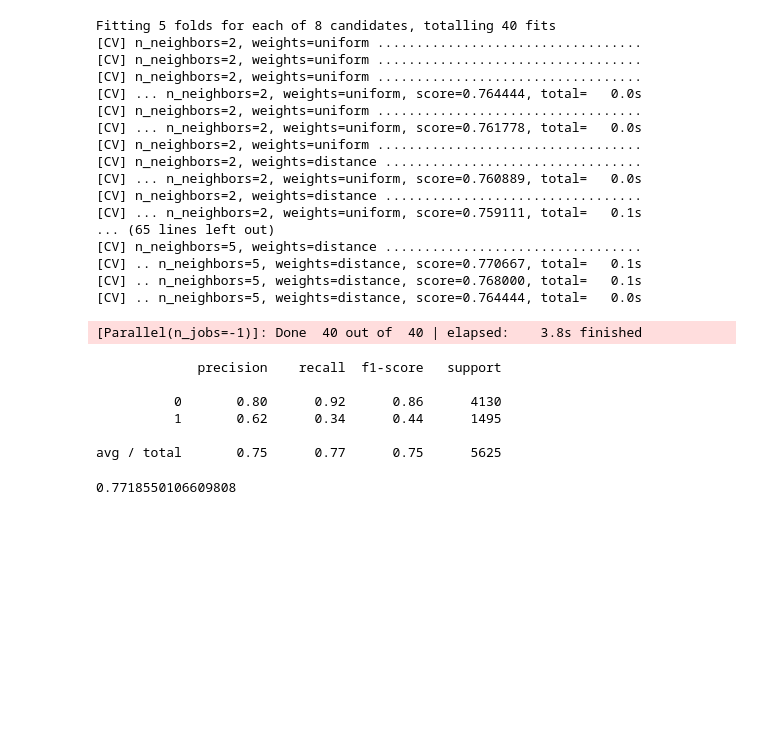
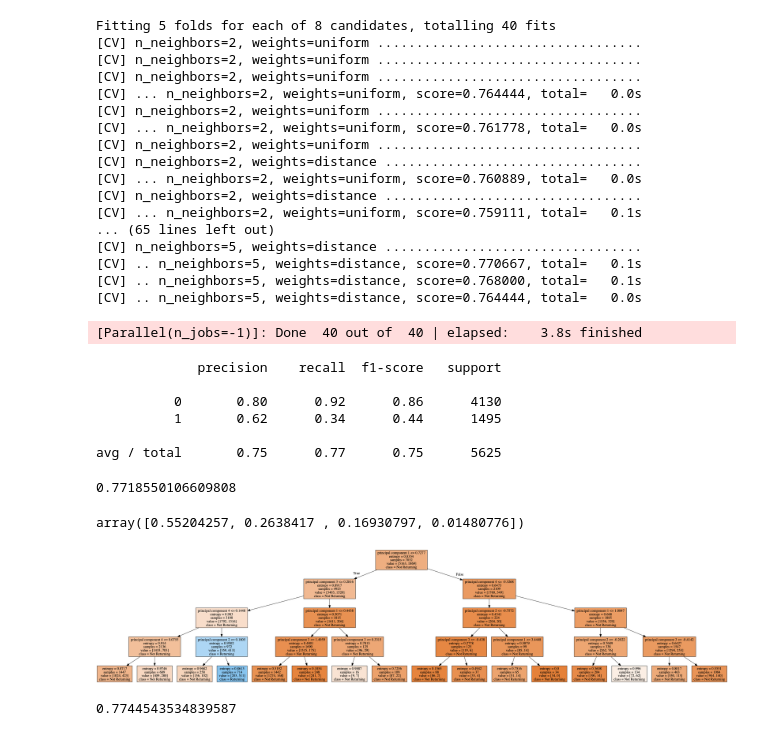
Before and after one commit to mkadi52110/thinkful, a Jupyter notebook: Supervised Capstone.ipynb, the cells around one changed output. Cells and saved outputs as stored; diff of their text form; code cells hidden in the pictures; blank space fills up the shorter version.

```diff
--- a/Supervised Capstone.ipynb
+++ b/Supervised Capstone.ipynb
@@ -188,3 +230,50 @@ y_pred = grid_search.predict(X_test)
 accuracy_score(y_test, y_pred)
 # %% [output]
 0.7718550106609808
+# %%
+from sklearn.preprocessing import StandardScaler
+from sklearn.decomposition import PCA
+
+X = StandardScaler().fit_transform(X)
+
+pca = PCA(n_components=4)
+principalComponents = pca.fit_transform(X)
+
+principalDf = pd.DataFrame(data = principalComponents
+             , columns = ['principal component 1', 'principal component 2','principal component 3','principal component 4'])
+
+pca.explained_variance_ratio_
+# %% [output]
+array([0.55204257, 0.2638417 , 0.16930797, 0.01480776])
+# %%
+# A convenience for displaying visualizations.
+from IPython.display import Image
+
+# Packages for rendering our tree.
+import pydotplus
+import graphviz
+
+# Initialize and train our tree.
+decision_tree = tree.DecisionTreeClassifier(
+    criterion='entropy',
+    max_features=1,
+    max_depth=4,
+    random_state = 1337
+)
+decision_tree.fit(principalDf,y)
+
+# Render our tree.
+dot_data = tree.export_graphviz(
+    decision_tree, out_file=None,
+    feature_names=principalDf.columns,
+    class_names=['Not Returning', 'Returning'],
+    filled=True
+)
+graph = pydotplus.graph_from_dot_data(dot_data)
+Image(graph.create_png())
+# %% [output]
+[figure, added]
+# %%
+cross_val_score(decision_tree, principalDf, y, cv=10).mean()
+# %% [output]
+0.7744543534839587
```
Also changed, not shown: parts of 7 cells of this notebook.
